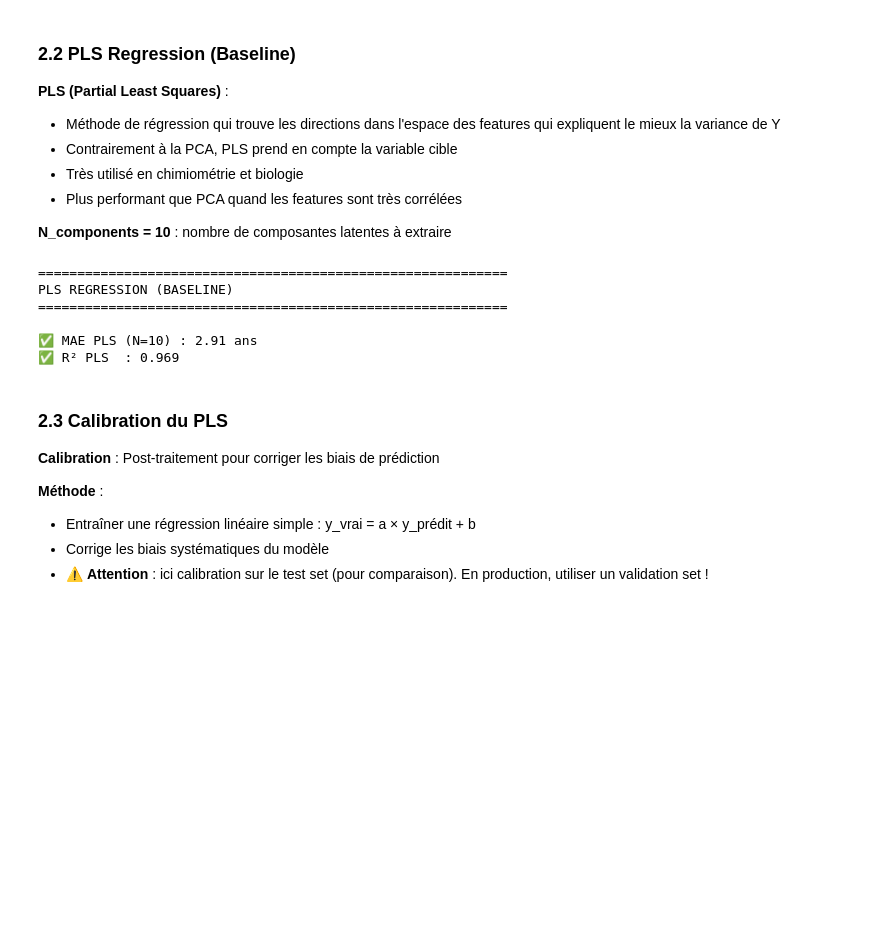
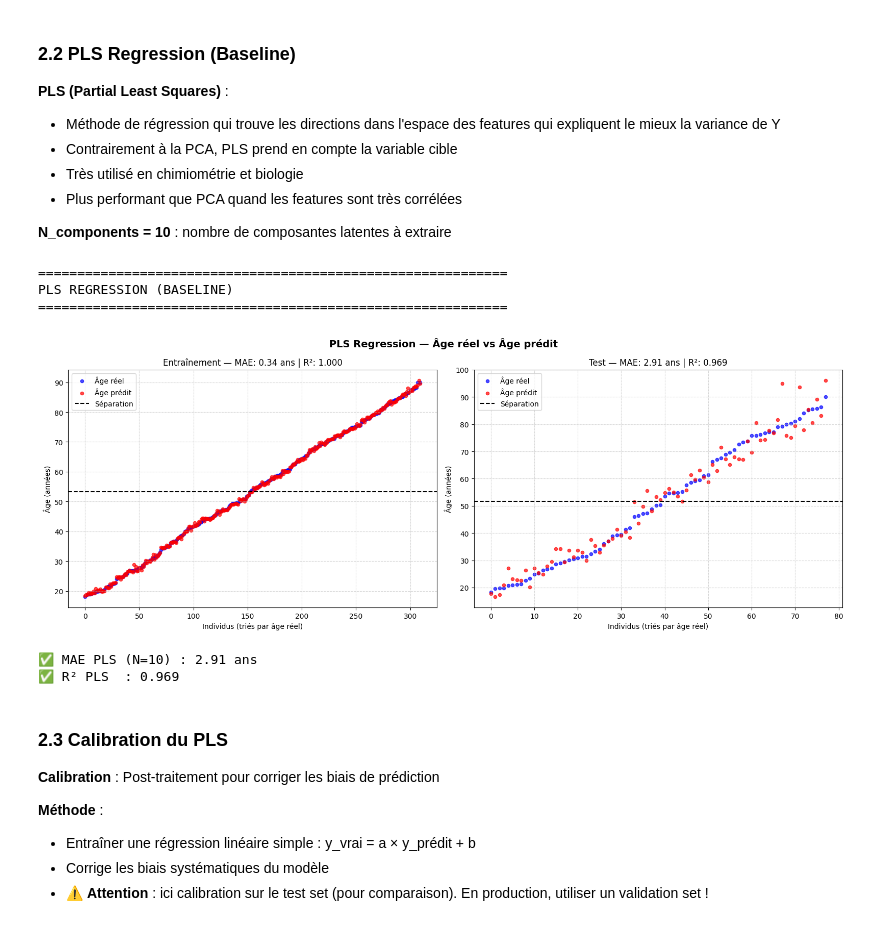
Before and after one commit to lambertndiaye06-coder/projet-age-biologique, a Jupyter notebook: age_prediction_analysis.ipynb, the cells around one changed output. Saved outputs shown, nothing was run; the diff lists cells and outputs as text; code cells hidden in the pictures; blank space fills up the shorter version.

```diff
--- a/age_prediction_analysis.ipynb
+++ b/age_prediction_analysis.ipynb
@@ -520,30 +568,62 @@ PCA + GAUSSIAN PROCESS
 - Plus performant que PCA quand les features sont très corrélées
 
 **N_components = 10** : nombre de composantes latentes à extraire
-# %%
-print("\n" + "="*60)
-print("PLS REGRESSION (BASELINE)")
-print("="*60)
-
-N_PLS = 10
-
-pls = PLSRegression(n_components=N_PLS)
-pls.fit(X_train_corr, y_train)
-
-y_pred_pls = pls.predict(X_test_corr).ravel()
-
-mae_pls = mean_absolute_error(y_test, y_pred_pls)
-r2_pls = r2_score(y_test, y_pred_pls)
-
-print(f"\n✅ MAE PLS (N={N_PLS}) : {mae_pls:.2f} ans")
-print(f"✅ R² PLS  : {r2_pls:.3f}")
-# %% [output]
-============================================================
-PLS REGRESSION (BASELINE)
-============================================================
-
-✅ MAE PLS (N=10) : 2.91 ans
-✅ R² PLS  : 0.969
+# %%
+print("\n" + "="*60)
+print("PLS REGRESSION (BASELINE)")
+print("="*60)
+
+N_PLS = 10
+
+pls = PLSRegression(n_components=N_PLS)
+pls.fit(X_train_corr, y_train)
+
+y_pred_pls = pls.predict(X_test_corr).ravel()
+
+mae_pls = mean_absolute_error(y_test, y_pred_pls)
+r2_pls = r2_score(y_test, y_pred_pls)
+
+y_pred_pls_train = pls.predict(X_train_corr).ravel()
+y_pred_pls_test  = pls.predict(X_test_corr).ravel()
+
+fig, axes = plt.subplots(1, 2, figsize=(16, 6))
+fig.suptitle("PLS Regression — Âge réel vs Âge prédit", fontsize=14, fontweight='bold')
+
+for ax, (y_real, y_pred, label) in zip(axes, [
+    (y_train, y_pred_pls_train, "Entraînement"),
+    (y_test,  y_pred_pls_test,  "Test"),
+]):
+    idx = y_real.argsort()
+    x_sorted    = y_real[idx]
+    pred_sorted = y_pred[idx]
+
+    ax.scatter(range(len(x_sorted)), x_sorted,    color='blue', s=20, label='Âge réel',   alpha=0.7)
+    ax.scatter(range(len(x_sorted)), pred_sorted, color='red',  s=20, label='Âge prédit', alpha=0.7)
+
+    milieu = (x_sorted.mean() + pred_sorted.mean()) / 2
+    ax.axhline(y=milieu, color='black', linewidth=1.5, linestyle='--', label='Séparation')
+
+    mae = mean_absolute_error(y_real, y_pred)
+    r2  = r2_score(y_real, y_pred)
+
+    ax.set_title(f"{label} — MAE: {mae:.2f} ans | R²: {r2:.3f}", fontsize=12)
+    ax.set_xlabel("Individus (triés par âge réel)")
+    ax.set_ylabel("Âge (années)")
+    ax.legend()
+    ax.grid(True, linestyle='--', alpha=0.5)
+
+plt.tight_layout()
+plt.show()
+
+print(f"\n✅ MAE PLS (N={N_PLS}) : {mae_pls:.2f} ans")
+print(f"✅ R² PLS  : {r2_pls:.3f}")
+# %% [output]
+============================================================
+PLS REGRESSION (BASELINE)
+============================================================
+[figure, added]
+✅ MAE PLS (N=10) : 2.91 ans
+✅ R² PLS  : 0.969
 # %% [markdown]
 ### 2.3 Calibration du PLS
 
```
Also changed, not shown: parts of 15 cells of this notebook.
